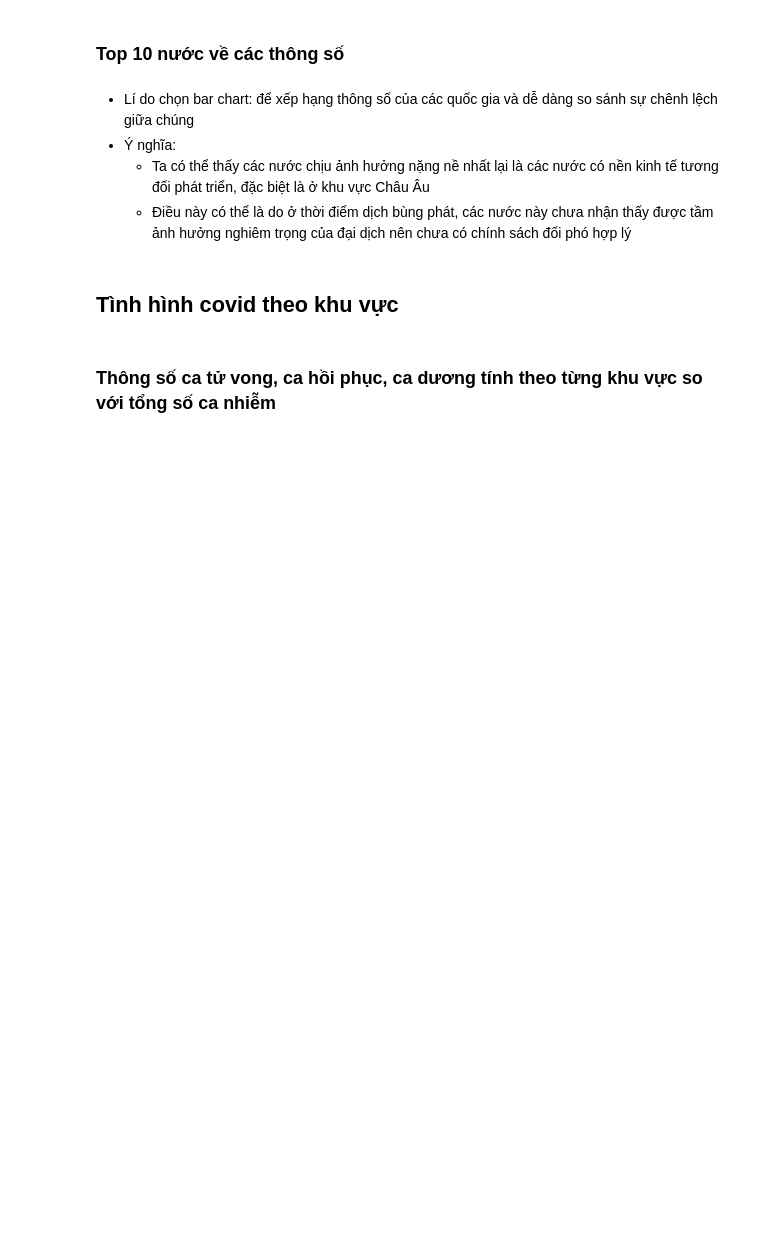
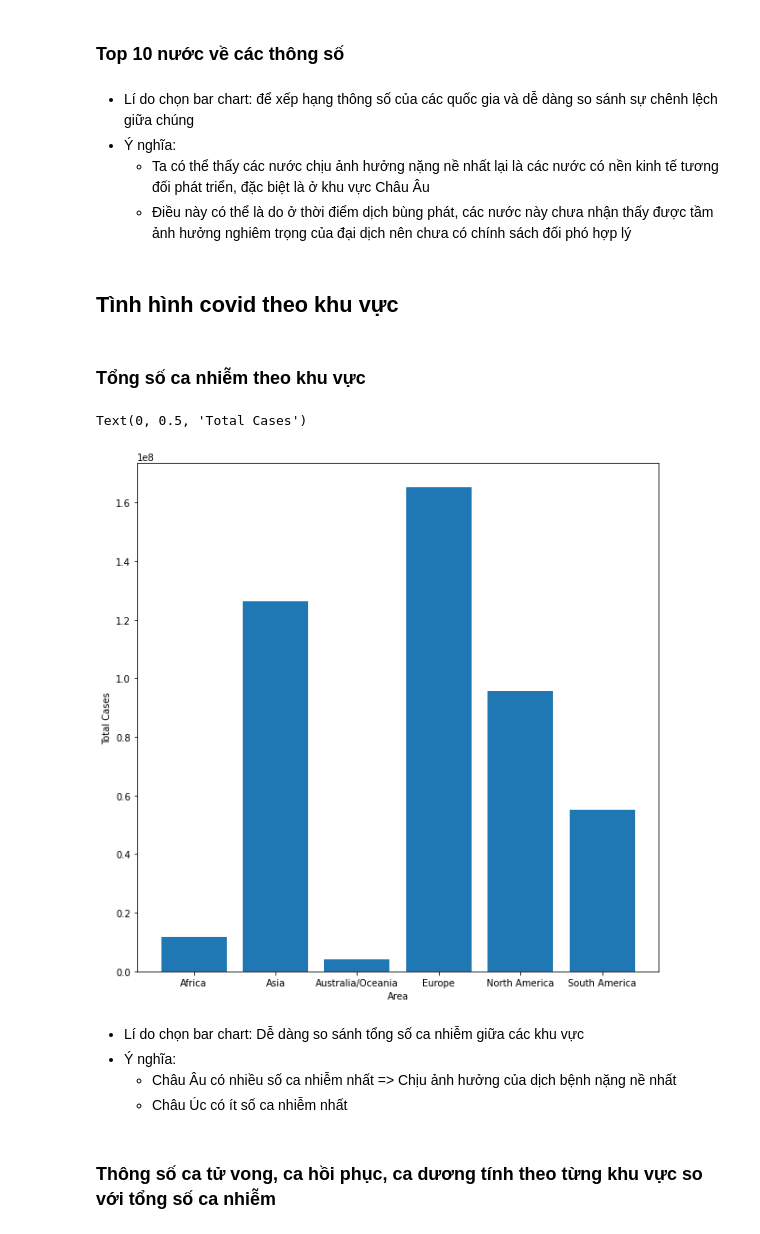
Before and after one commit to trinhhinh729/Lab1---DataVisualization, a Jupyter notebook: Analysis&Visualization.ipynb, the cells around one changed output. Cells and saved outputs as stored; diff of their text form; code cells hidden in the pictures; blank space fills up the shorter version.

```diff
--- a/Analysis&Visualization.ipynb
+++ b/Analysis&Visualization.ipynb
@@ -138,6 +144,23 @@ plot_hbar(df, 'TotalRecovered', 10)
     - Điều này có thể là do ở thời điểm dịch bùng phát, các nước này chưa nhận thấy được tầm ảnh hưởng nghiêm trọng của đại dịch nên chưa có chính sách đối phó hợp lý
 # %% [markdown]
 ## Tình hình covid theo khu vực
+# %% [markdown]
+### Tổng số ca nhiễm theo khu vực
+# %%
+plt.figure(figsize=(10,10))
+df_groupedby = df.groupby("Area")[['TotalCases', 'TotalDeaths', 'TotalRecovered', 'ActiveCases']].sum()
+
+plt.bar(df_groupedby.index,df_groupedby['TotalCases'])
+plt.xlabel("Area")
+plt.ylabel("Total Cases")
+# %% [output]
+Text(0, 0.5, 'Total Cases')
+[figure, added]
+# %% [markdown]
+- Lí do chọn bar chart: Dễ dàng so sánh tổng số ca nhiễm giữa các khu vực
+- Ý nghĩa:
+    - Châu Âu có nhiều số ca nhiễm nhất => Chịu ảnh hưởng của dịch bệnh nặng nề nhất
+    - Châu Úc có ít số ca nhiễm nhất
 # %% [markdown]
 ### Thông số ca tử vong, ca hồi phục, ca dương tính theo từng khu vực so với tổng số ca nhiễm
 # %%
```
Also changed, not shown: parts of 15 cells of this notebook.
